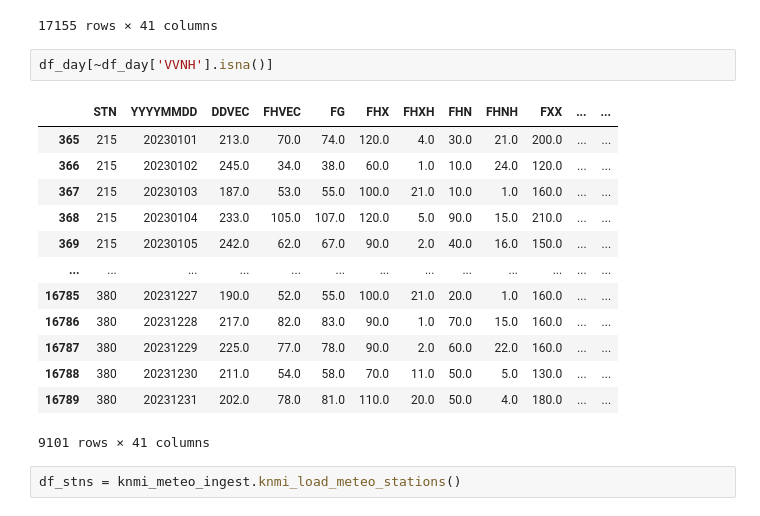
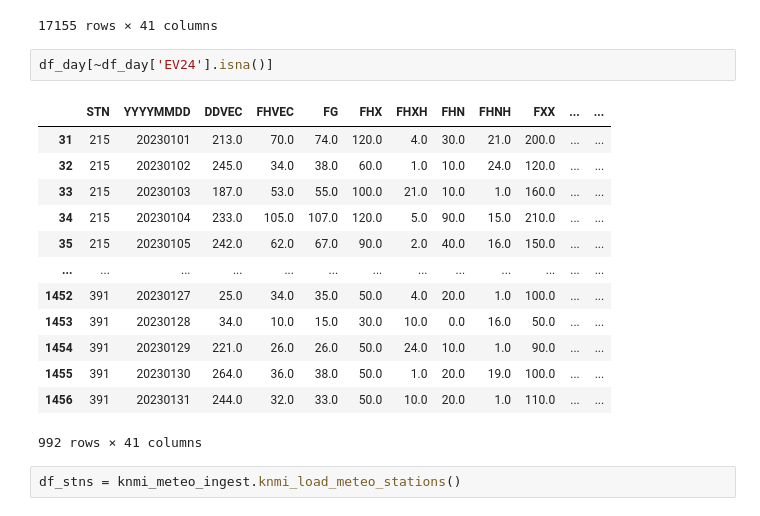
Before and after one commit to tomrooijakkers/data-science-portfolio, a Jupyter notebook: knmi-weather/01-get_knmi_data_examples.ipynb, the cells around one changed output. Saved outputs shown, nothing was run; the diff lists cells and outputs as text.

```diff
--- a/knmi-weather/01-get_knmi_data_examples.ipynb
+++ b/knmi-weather/01-get_knmi_data_examples.ipynb
@@ -77,21 +75,21 @@ df_day
 | 17154 | 391 | 20231231 | 190.0 | 37.0 | 43.0 | 50.0 | 10.0 | 30.0 | 1.0 | 120.0 | ... | ... |
 17155 rows × 41 columns
 # %%
-df_day[~df_day['VVNH'].isna()]
+df_day[~df_day['EV24'].isna()]
 # %% [output]
 |  | STN | YYYYMMDD | DDVEC | FHVEC | FG | FHX | FHXH | FHN | FHNH | FXX | ... | ... |
-| 365 | 215 | 20230101 | 213.0 | 70.0 | 74.0 | 120.0 | 4.0 | 30.0 | 21.0 | 200.0 | ... | ... |
-| 366 | 215 | 20230102 | 245.0 | 34.0 | 38.0 | 60.0 | 1.0 | 10.0 | 24.0 | 120.0 | ... | ... |
-| 367 | 215 | 20230103 | 187.0 | 53.0 | 55.0 | 100.0 | 21.0 | 10.0 | 1.0 | 160.0 | ... | ... |
-| 368 | 215 | 20230104 | 233.0 | 105.0 | 107.0 | 120.0 | 5.0 | 90.0 | 15.0 | 210.0 | ... | ... |
-| 369 | 215 | 20230105 | 242.0 | 62.0 | 67.0 | 90.0 | 2.0 | 40.0 | 16.0 | 150.0 | ... | ... |
+| 31 | 215 | 20230101 | 213.0 | 70.0 | 74.0 | 120.0 | 4.0 | 30.0 | 21.0 | 200.0 | ... | ... |
+| 32 | 215 | 20230102 | 245.0 | 34.0 | 38.0 | 60.0 | 1.0 | 10.0 | 24.0 | 120.0 | ... | ... |
+| 33 | 215 | 20230103 | 187.0 | 53.0 | 55.0 | 100.0 | 21.0 | 10.0 | 1.0 | 160.0 | ... | ... |
+| 34 | 215 | 20230104 | 233.0 | 105.0 | 107.0 | 120.0 | 5.0 | 90.0 | 15.0 | 210.0 | ... | ... |
+| 35 | 215 | 20230105 | 242.0 | 62.0 | 67.0 | 90.0 | 2.0 | 40.0 | 16.0 | 150.0 | ... | ... |
 | ... | ... | ... | ... | ... | ... | ... | ... | ... | ... | ... | ... | ... |
-| 16785 | 380 | 20231227 | 190.0 | 52.0 | 55.0 | 100.0 | 21.0 | 20.0 | 1.0 | 160.0 | ... | ... |
-| 16786 | 380 | 20231228 | 217.0 | 82.0 | 83.0 | 90.0 | 1.0 | 70.0 | 15.0 | 160.0 | ... | ... |
-| 16787 | 380 | 20231229 | 225.0 | 77.0 | 78.0 | 90.0 | 2.0 | 60.0 | 22.0 | 160.0 | ... | ... |
-| 16788 | 380 | 20231230 | 211.0 | 54.0 | 58.0 | 70.0 | 11.0 | 50.0 | 5.0 | 130.0 | ... | ... |
-| 16789 | 380 | 20231231 | 202.0 | 78.0 | 81.0 | 110.0 | 20.0 | 50.0 | 4.0 | 180.0 | ... | ... |
+| 1452 | 391 | 20230127 | 25.0 | 34.0 | 35.0 | 50.0 | 4.0 | 20.0 | 1.0 | 100.0 | ... | ... |
+| 1453 | 391 | 20230128 | 34.0 | 10.0 | 15.0 | 30.0 | 10.0 | 0.0 | 16.0 | 50.0 | ... | ... |
+| 1454 | 391 | 20230129 | 221.0 | 26.0 | 26.0 | 50.0 | 24.0 | 10.0 | 1.0 | 90.0 | ... | ... |
+| 1455 | 391 | 20230130 | 264.0 | 36.0 | 38.0 | 50.0 | 1.0 | 20.0 | 19.0 | 100.0 | ... | ... |
+| 1456 | 391 | 20230131 | 244.0 | 32.0 | 33.0 | 50.0 | 10.0 | 20.0 | 1.0 | 110.0 | ... | ... |
-9101 rows × 41 columns
+992 rows × 41 columns
 # %%
 df_stns = knmi_meteo_ingest.knmi_load_meteo_stations()
 # %%
```
Also changed, not shown: parts of 7 cells of this notebook, 6 other files.
